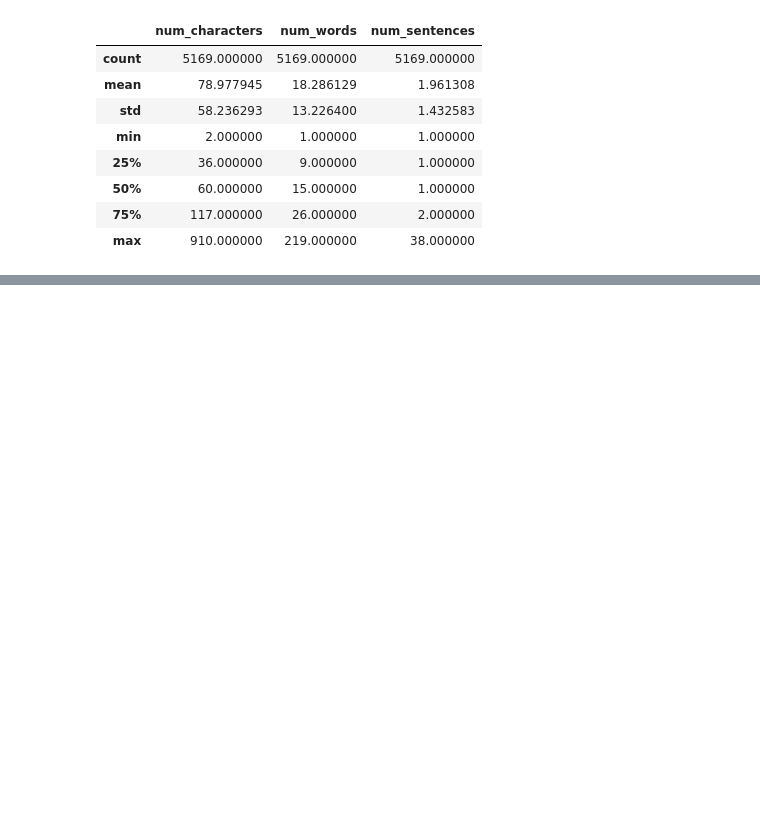
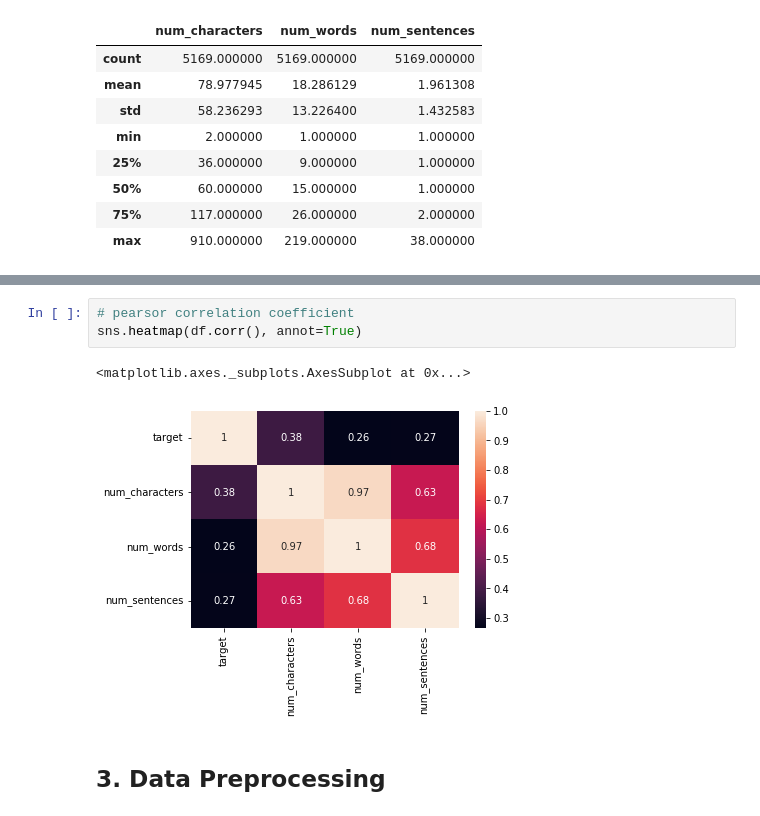
Before and after one commit to NavdeepTU/Machine-Learning-Capstone-Projects, a Jupyter notebook: 01. Email spam classifier/sms-spam-detection.ipynb, the cells around one changed output, grey strips where cells are left out. Cells and saved outputs as stored; diff of their text form; blank space fills up the shorter version.

```diff
--- a/01. Email spam classifier/sms-spam-detection.ipynb
+++ b/01. Email spam classifier/sms-spam-detection.ipynb
@@ -189,0 +237,8 @@ df[['num_characters', 'num_words', 'num_sentences']].describe()
+# %%
+# pearsor correlation coefficient
+sns.heatmap(df.corr(), annot=True)
+# %% [output]
+<matplotlib.axes._subplots.AxesSubplot at 0x...>
+[figure, added]
+# %% [markdown]
+## 3. Data Preprocessing
```
Also changed, not shown: parts of 13 cells of this notebook.
